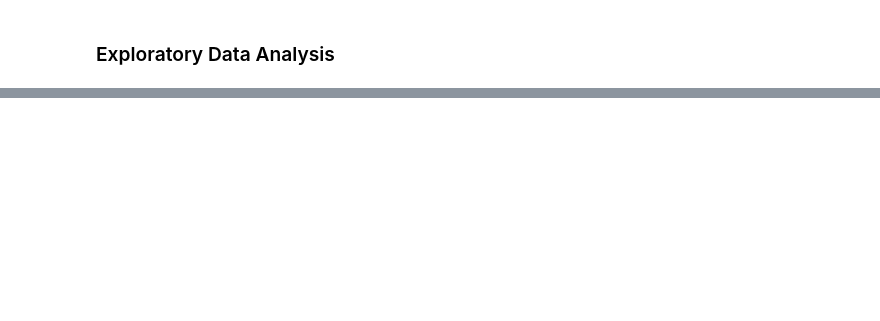
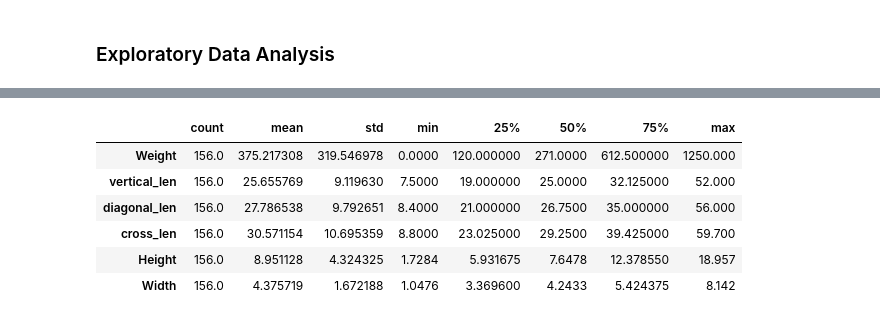
Before and after one commit to dandrea1/multivariable-regression-fish-weights, a Jupyter notebook: multivar_regression.ipynb, the cells around one changed output, grey strips where cells are left out. Cells and saved outputs as stored; diff of their text form; code cells hidden in the pictures; blank space fills up the shorter version.

```diff
--- a/multivar_regression.ipynb
+++ b/multivar_regression.ipynb
@@ -45,0 +119,10 @@ R^2 and p-value  ANOVA
+# %%
+fish_df.describe().T
+# %% [output]
+|  | count | mean | std | min | 25% | 50% | 75% | max |
+| Weight | 156.0 | 375.217308 | 319.546978 | 0.0000 | 120.000000 | 271.0000 | 612.500000 | 1250.000 |
+| vertical_len | 156.0 | 25.655769 | 9.119630 | 7.5000 | 19.000000 | 25.0000 | 32.125000 | 52.000 |
+| diagonal_len | 156.0 | 27.786538 | 9.792651 | 8.4000 | 21.000000 | 26.7500 | 35.000000 | 56.000 |
+| cross_len | 156.0 | 30.571154 | 10.695359 | 8.8000 | 23.025000 | 29.2500 | 39.425000 | 59.700 |
+| Height | 156.0 | 8.951128 | 4.324325 | 1.7284 | 5.931675 | 7.6478 | 12.378550 | 18.957 |
+| Width | 156.0 | 4.375719 | 1.672188 | 1.0476 | 3.369600 | 4.2433 | 5.424375 | 8.142 |
```
Also changed, not shown: parts of 39 cells of this notebook.
